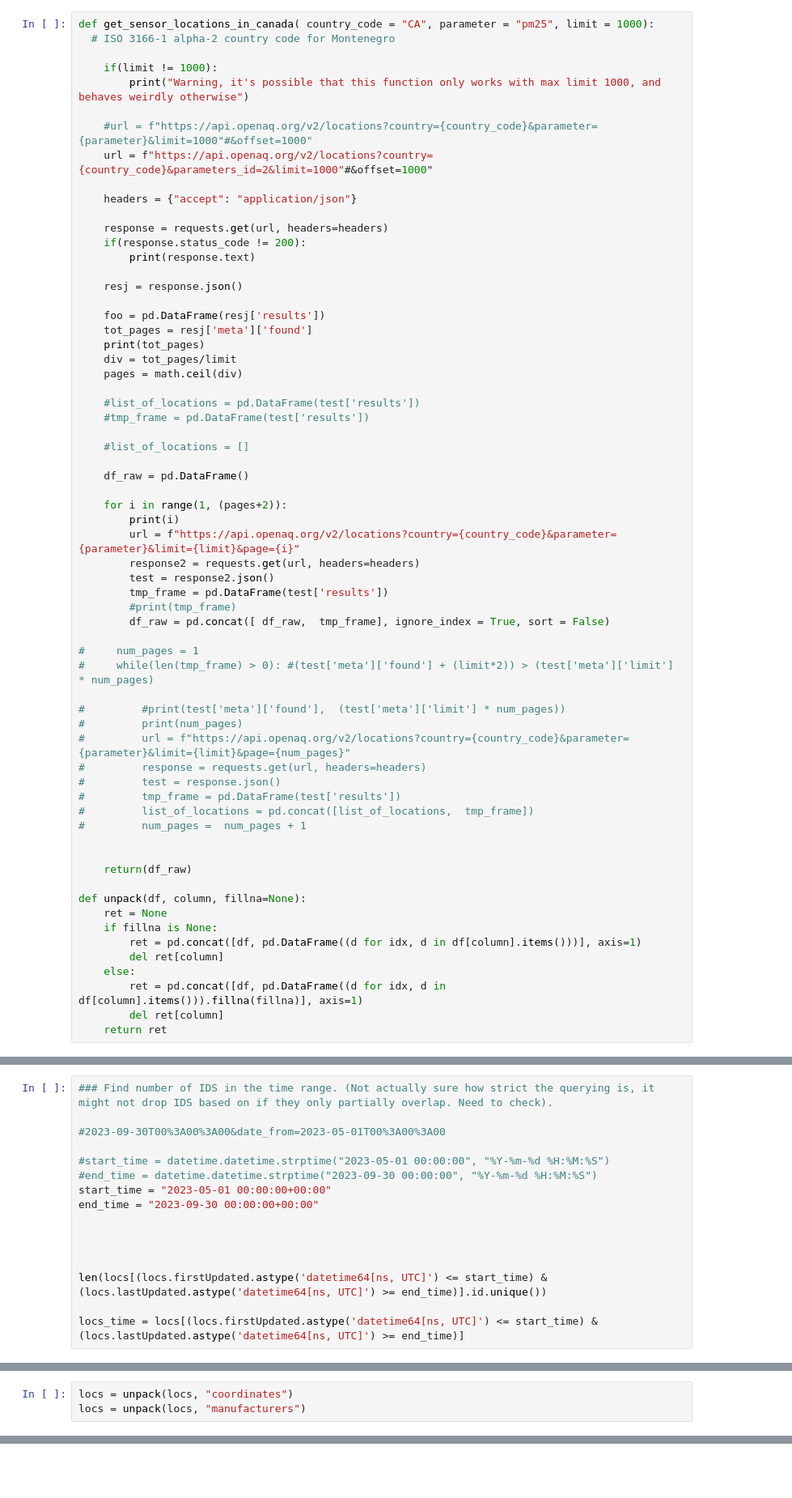
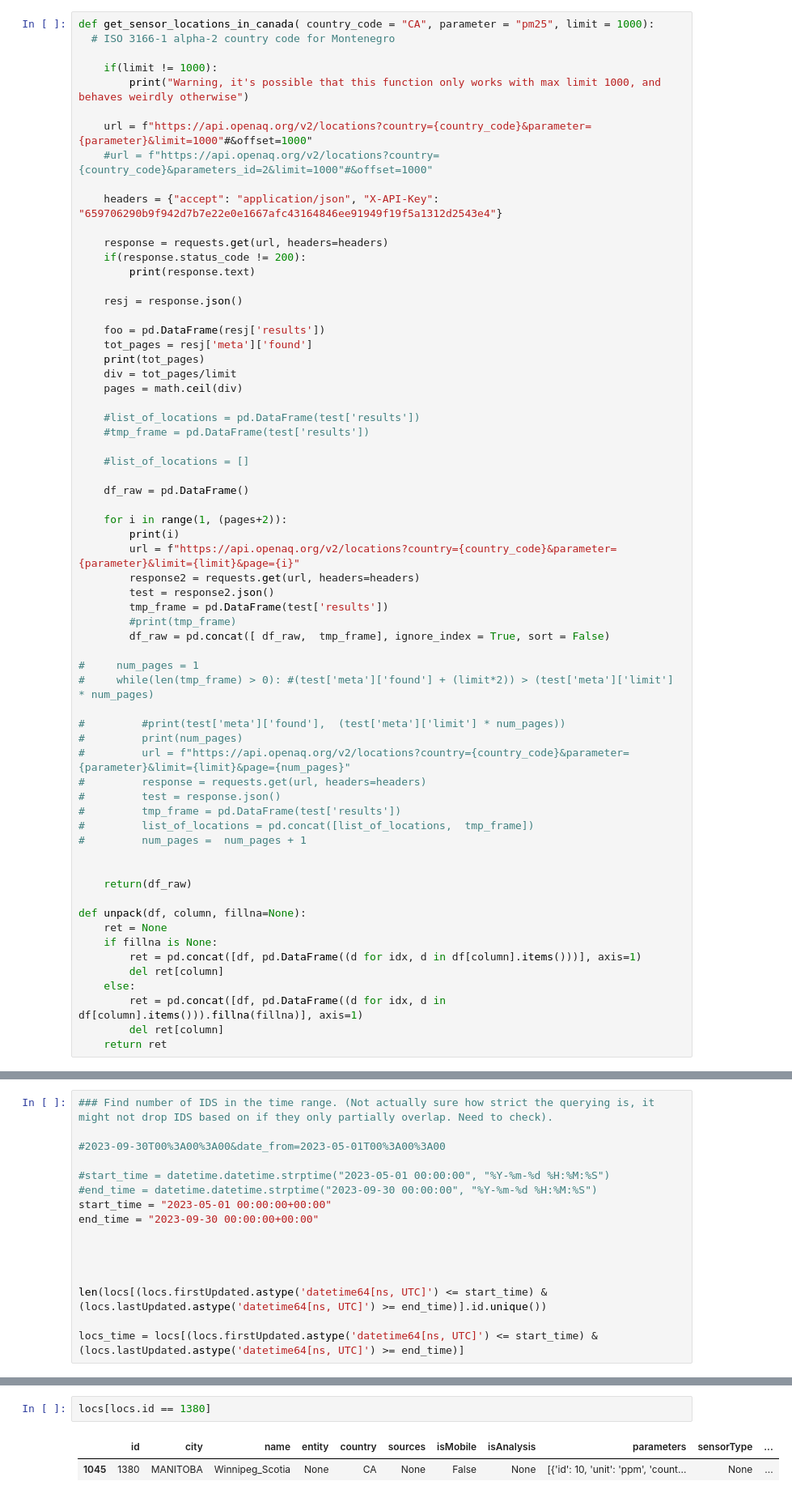
Before and after one commit to mccabete/get_smoke_ca, a Jupyter notebook: OpenAQ_API.ipynb, the cells around one changed output, grey strips where cells are left out. Shown at 81% size. Cells and saved outputs as stored; diff of their text form; blank space fills up the shorter version.

```diff
--- a/OpenAQ_API.ipynb
+++ b/OpenAQ_API.ipynb
@@ -16,10 +16,10 @@ def get_sensor_locations_in_canada( country_code = "CA", parameter = "pm25", lim
     if(limit != 1000):
         print("Warning, it's possible that this function only works with max limit 1000, and behaves weirdly otherwise")
 
-    #url = f"https://api.openaq.org/v2/locations?country={country_code}&parameter={parameter}&limit=1000"#&offset=1000"
-    url = f"https://api.openaq.org/v2/locations?country={country_code}&parameters_id=2&limit=1000"#&offset=1000"
+    url = f"https://api.openaq.org/v2/locations?country={country_code}&parameter={parameter}&limit=1000"#&offset=1000"
+    #url = f"https://api.openaq.org/v2/locations?country={country_code}&parameters_id=2&limit=1000"#&offset=1000"
 
-    headers = {"accept": "application/json"}
+    headers = {"accept": "application/json", "X-API-Key": "659706290b9f942d7b7e22e0e1667afc43164846ee91949f19f5a1312d2543e4"}
 
     response = requests.get(url, headers=headers)
     if(response.status_code != 200):
@@ -181,3 +267,0 @@ locs
-# %%
-locs = unpack(locs, "coordinates")
-locs = unpack(locs, "manufacturers")
@@ -351,0 +406,5 @@ Name: id, dtype: int64
+# %%
+locs[locs.id == 1380]
+# %% [output]
+|  | id | city | name | entity | country | sources | isMobile | isAnalysis | parameters | sensorType | ... |
+| 1045 | 1380 | MANITOBA | Winnipeg_Scotia | None | CA | None | False | None | [{'id': 10, 'unit': 'ppm', 'count... | None | ... |
```
Also changed, not shown: parts of 77 cells of this notebook.
